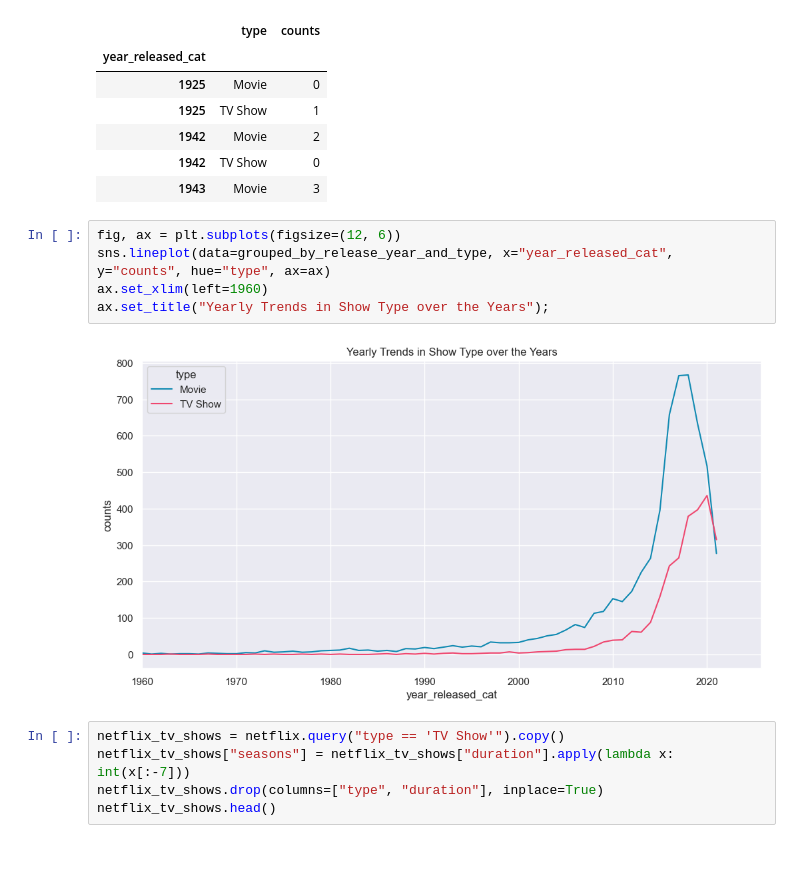
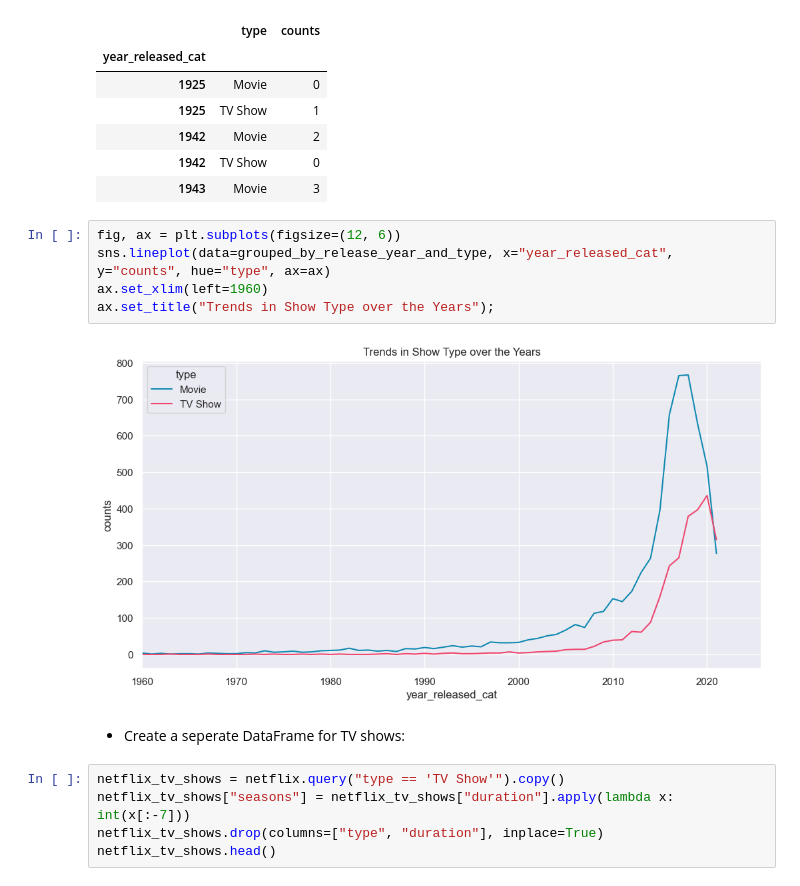
Before and after one commit to mohebmaher/GDSC-Core-Team-Training, a Jupyter notebook: Assignment-03/netflix_data_leaning_analysis_and_viz.ipynb, the cells around one changed output. Saved outputs shown, nothing was run; the diff lists cells and outputs as text; blank space fills up the shorter version.

```diff
--- a/Assignment-03/netflix_data_leaning_analysis_and_viz.ipynb
+++ b/Assignment-03/netflix_data_leaning_analysis_and_viz.ipynb
@@ -245,10 +258,12 @@ grouped_by_release_year_and_type.head()
 # %%
 fig, ax = plt.subplots(figsize=(12, 6))
 sns.lineplot(data=grouped_by_release_year_and_type, x="year_released_cat", y="counts", hue="type", ax=ax)
 ax.set_xlim(left=1960)
-ax.set_title("Yearly Trends in Show Type over the Years");
+ax.set_title("Trends in Show Type over the Years");
 # %% [output]
-[figure, old version]
+[figure, new version]
+# %% [markdown]
+- Create a seperate DataFrame for TV shows:
 # %%
 netflix_tv_shows = netflix.query("type == 'TV Show'").copy()
 netflix_tv_shows["seasons"] = netflix_tv_shows["duration"].apply(lambda x: int(x[:-7]))
```
Also changed, not shown: parts of 18 cells of this notebook.
